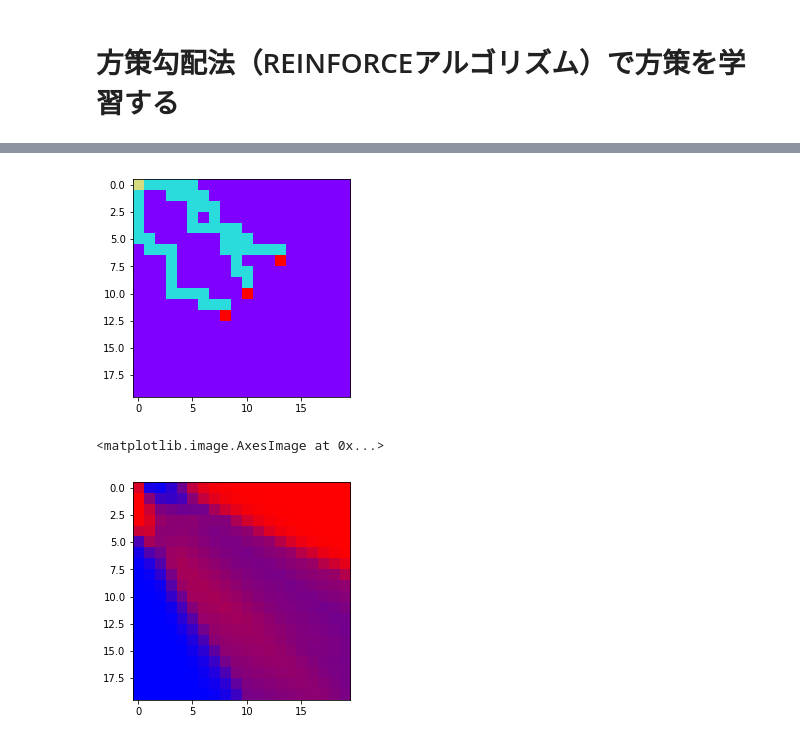
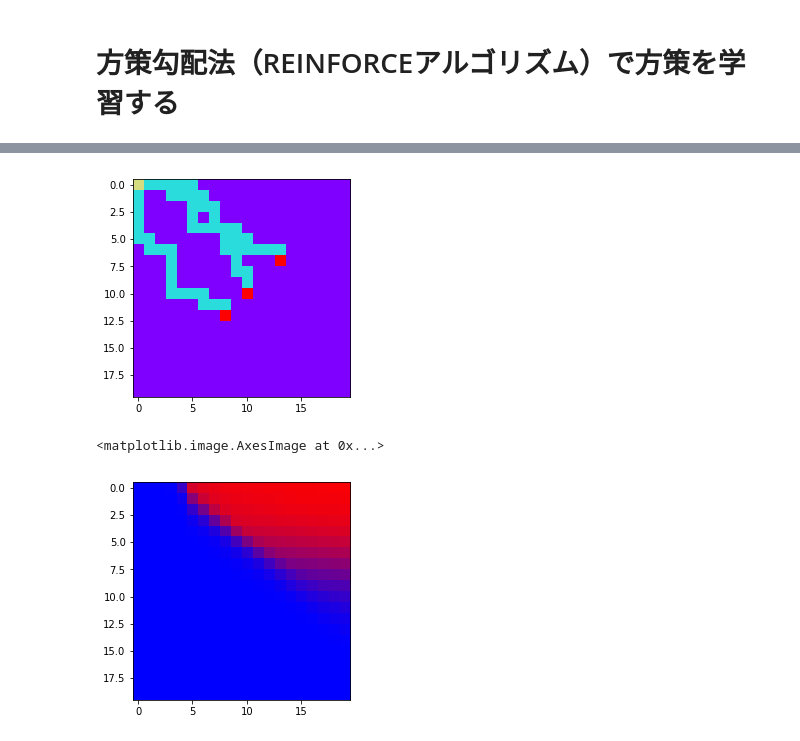
Before and after one commit to kruho/BlindCliffwalk, a Jupyter notebook: 05_policy_gradient.ipynb, the cells around one changed output, grey strips where cells are left out. Saved outputs shown, nothing was run; the diff lists cells and outputs as text; code cells hidden in the pictures.

Commit message:
nn policy

```diff
--- a/05_policy_gradient.ipynb
+++ b/05_policy_gradient.ipynb
@@ -114,9 +141,9 @@ def gumbel_sampling(prob):
     g = -np.log(-np.log(rand))
     return np.argmax(g+np.log(prob))
 
-def epsilon_greedy(sess, t_policy_mean, state, env, epsilon):
+def epsilon_greedy(sess, t_policy, state, env, epsilon):
     if np.random.random(1) > epsilon:
-        action_prob = t_policy_mean.eval({t_state:np.expand_dims(state,0)}, sess)[0] + np.finfo(np.float32).eps
+        action_prob = t_policy.eval({t_state:np.expand_dims(np.array(state) * state_scale,0)}, sess)[0]# + np.finfo(np.float32).eps
     else:
         action_prob = np.random.random(2)
     action_prob = action_prob / action_prob.sum()
@@ -132,7 +159,7 @@ def get_trajectory(sess, env, nb_try=100):
         while status>=0:
 
                 # policyにしたがって行動を取る（まだ遷移させない）。εはゼロにしておく。
-                action_prob, action = epsilon_greedy(sess, t_policy_mean, current_state, env, 0.)
+                action_prob, action = epsilon_greedy(sess, t_policy, current_state, env, 0.)
 
                 # 行動に対する報酬と遷移後の状態の計算
                 next_state, reward, status = env.do_action(current_state, action)
@@ -150,0 +173,12 @@ plt.imshow(get_trajectory(sess, env), 'hot')
+# %%
+learnt_policy = np.expand_dims(np.zeros_like(env.ground_truth).astype(np.float32), -1)
+learnt_policy = np.concatenate([learnt_policy,learnt_policy,learnt_policy],-1)
+for s0 in range(env.ground_truth.shape[0]):
+    for s1 in range(env.ground_truth.shape[1]):
+        state = np.array([s0,s1]).astype(np.float32)
+        policy_mean = t_policy.eval({t_state: np.expand_dims(state,0)}, sess)[0]
+        learnt_policy[s0,s1,0] = policy_mean[0]
+        learnt_policy[s0,s1,2] = policy_mean[1]
+plt.imshow(env.ground_truth, 'rainbow', interpolation='nearest')
+plt.show()
+plt.imshow(learnt_policy)
@@ -162,8 +205,9 @@ for epoch in tqdm(range(int(nb_epoch))):
     episode_actions = []
     episode_rewards = []
     success_count = 0
-    if not epoch%100:
-        plt.imshow(get_trajectory(sess, env), 'hot')
+    if not epoch%save_interval:
+#        plt.imshow(get_trajectory(sess, env), 'hot')
+        plt.imshow(np.log(get_trajectory(sess, env)+np.finfo(np.float32).eps), 'hot')
         plt.show()
 #        print()
     for mc_step in range(nb_mc):
@@ -173,7 +217,7 @@ for epoch in tqdm(range(int(nb_epoch))):
         status = 0
         while status >= 0:
             # policyにしたがって行動を取る（まだ遷移させない）
-            action_prob, action = epsilon_greedy(sess, t_policy_mean, current_state, env, epsilon)
+            action_prob, action = epsilon_greedy(sess, t_policy, current_state, env, epsilon)
 
             # 行動に対する報酬と遷移後の状態の計算
             next_state, reward, status = env.do_action(current_state, action)
@@ -183,8 +227,9 @@ for epoch in tqdm(range(int(nb_epoch))):
 #                reward=10#test
             if status==-1:
                 reward=-1#test
+#                reward=-0.1#test
 
-            if not epoch%100 and mc_step==0:
+            if not epoch%save_interval and mc_step==0:
                 pass
 #                print('s=',current_state,' p=',action_prob,' a=',action,' status=',status)
 
@@ -205,22 +250,13 @@ for epoch in tqdm(range(int(nb_epoch))):
     episode_actions = np.array(episode_actions)
     episode_rewards = np.array(episode_rewards)
     success_history.append(success_count)
-#    _, summary = sess.run(
     sess.run(
-#        [train_step, merged_summary_op],
         [train_step],
         feed_dict={
             t_action: episode_actions,
-            t_state: episode_states,
-            t_reward: np.expand_dims(episode_rewards, -1)
+#            t_state: episode_states,
+            t_state: episode_states * state_scale,
+            t_reward: episode_rewards
         }
     )
-
-#                if isSuccessed:
-#                    count += 1
-#                    if count==save_interval:
-    #                    stacked_q_table.append(np.copy(q_table))
-#                        count = 0
-    #    if not i%100:
-    #        temp.append(x.eval(session=sess))
 # %% [output]
@@ -250,16 +286,16 @@ plt.imshow(np.log(get_trajectory(sess, env)+np.finfo(np.float32).eps), 'hot')
 # %%
 learnt_policy = np.expand_dims(np.zeros_like(env.ground_truth).astype(np.float32), -1)
 learnt_policy = np.concatenate([learnt_policy,learnt_policy,learnt_policy],-1)
 for s0 in range(env.ground_truth.shape[0]):
     for s1 in range(env.ground_truth.shape[1]):
         state = np.array([s0,s1]).astype(np.float32)
-        policy_mean = t_policy_mean.eval({t_state: np.expand_dims(state,0)}, sess)[0]
+        policy_mean = t_policy.eval({t_state: np.expand_dims(state,0)}, sess)[0]
         learnt_policy[s0,s1,0] = policy_mean[0]
         learnt_policy[s0,s1,2] = policy_mean[1]
 plt.imshow(env.ground_truth, 'rainbow', interpolation='nearest')
 plt.show()
 plt.imshow(learnt_policy)
 # %% [output]
 [figure]
 <matplotlib.image.AxesImage at 0x...>
-[figure, old version]
+[figure, new version]
```
Also changed, not shown: parts of 11 cells of this notebook.
